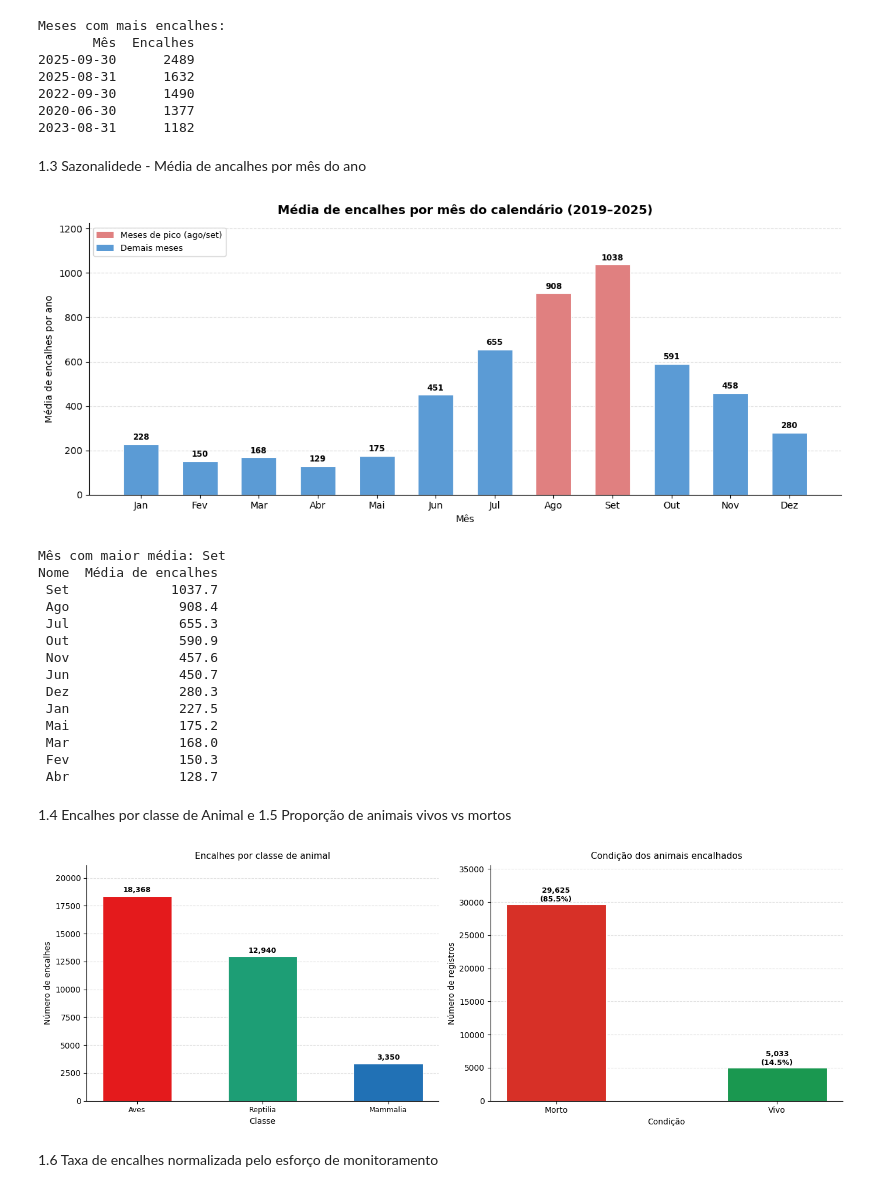
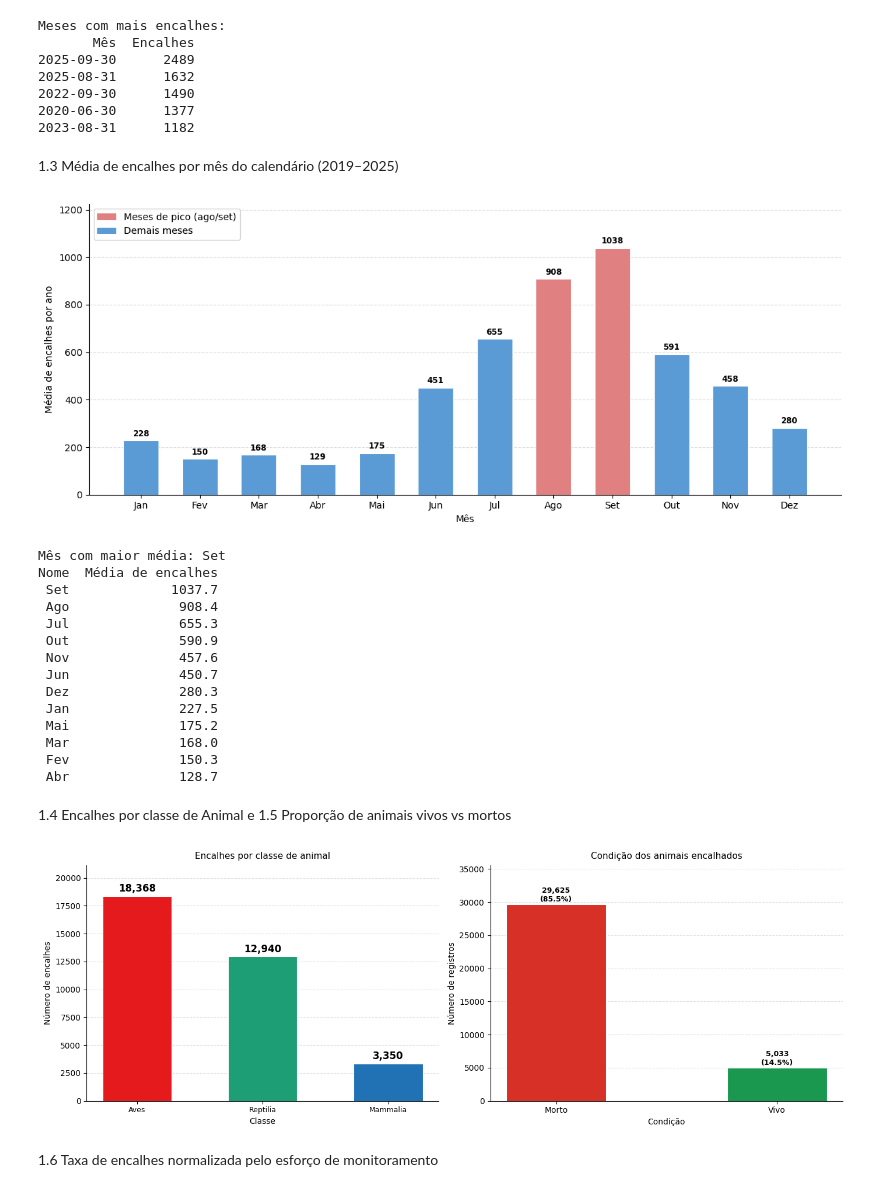
Before and after one commit to JonasCandid0/TCC-Univesp, a Jupyter notebook: tcc_analise_espacial_simba.ipynb, the cells around one changed output. Cells and saved outputs as stored; diff of their text form; code cells hidden in the pictures.

```diff
--- a/tcc_analise_espacial_simba.ipynb
+++ b/tcc_analise_espacial_simba.ipynb
@@ -441,7 +442,7 @@ Meses com mais encalhes:
 2020-06-30      1377
 2023-08-31      1182
 # %% [markdown]
-1.3 Sazonalidede - Média de ancalhes por mês do ano
+1.3 Média de encalhes por mês do calendário (2019–2025)
 # %%
 # Extrair mês e ano do índice datetime
 df_temporal['mes_do_ano'] = df_temporal.index.month
@@ -488,37 +489,35 @@ for bar in bars_saz:
     ax.text(
         bar.get_x() + bar.get_width() / 2,
         h + sazonalidade['Média de encalhes'].max() * 0.01,
         f'{h:.0f}',
         ha='center', va='bottom', fontsize=8.5, fontweight='bold'
     )
 
-ax.set_title('Média de encalhes por mês do calendário (2019–2025)',
-             fontsize=13, fontweight='bold', pad=10)
 ax.set_xlabel('Mês')
 ax.set_ylabel('Média de encalhes por ano')
 ax.set_ylim(0, sazonalidade['Média de encalhes'].max() * 1.18)
 ax.spines[['top', 'right']].set_visible(False)
 ax.yaxis.grid(True, linestyle='--', alpha=0.4)
 ax.set_axisbelow(True)
 ax.tick_params(axis='x', labelsize=10)
 
 # Legenda explicativa
 from matplotlib.patches import Patch
 legend_elements = [
     Patch(facecolor='#e08080', label='Meses de pico (ago/set)'),
     Patch(facecolor='#5b9bd5', label='Demais meses'),
 ]
-ax.legend(handles=legend_elements, loc='upper left', fontsize=9, framealpha=0.8)
+ax.legend(handles=legend_elements, loc='upper left', fontsize=10, framealpha=0.8)
 
 plt.tight_layout()
 plt.show()
 
 print(f"\nMês com maior média: {sazonalidade.loc[sazonalidade['Média de encalhes'].idxmax(), 'Nome']}")
 print(sazonalidade.sort_values('Média de encalhes', ascending=False)
       .assign(**{'Média de encalhes': lambda df: df['Média de encalhes'].round(1)})
       [['Nome', 'Média de encalhes']].to_string(index=False))
 # %% [output]
-[figure, old version]
+[figure, new version]
 Mês com maior média: Set
 Nome  Média de encalhes
  Set             1037.7
@@ -578,7 +577,7 @@ for bar in bars1:
         bar.get_x() + bar.get_width() / 2,
         h + contagem_classe['Encalhes'].max() * 0.01,
         f'{int(h):,}',
-        ha='center', va='bottom', fontsize=9, fontweight='bold'
+        ha='center', va='bottom', fontsize=12, fontweight='bold'
     )
 
 ax1.set_title('Encalhes por classe de animal', fontsize=11, pad=8)
@@ -625,7 +624,7 @@ ax2.set_axisbelow(True)
 plt.tight_layout()
 plt.show()
 # %% [output]
-[figure, old version]
+[figure, new version]
 # %% [markdown]
 1.6 Taxa de encalhes normalizada pelo esforço de monitoramento
 # %%
```
Also changed, not shown: parts of 1 cell of this notebook.
